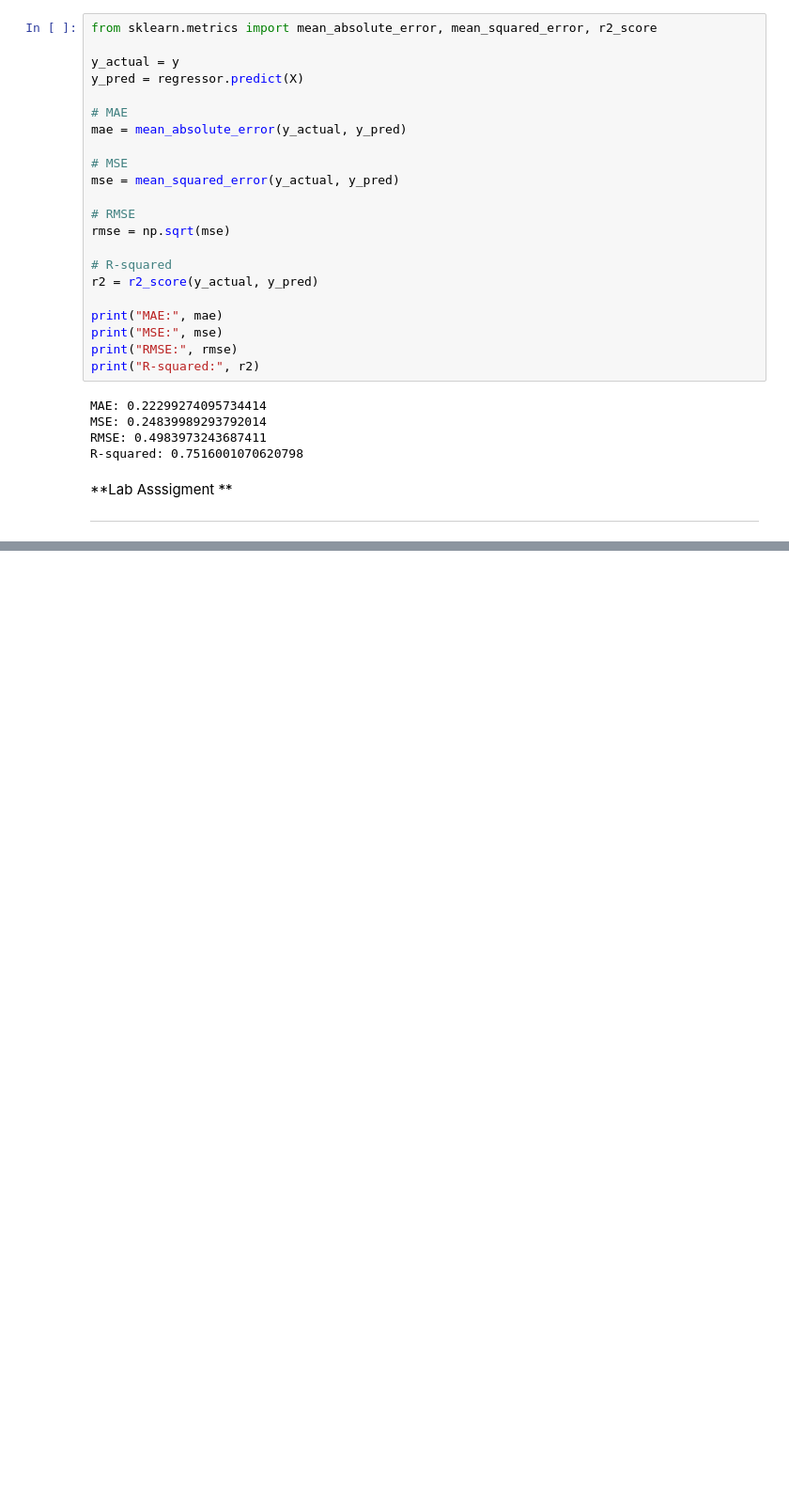
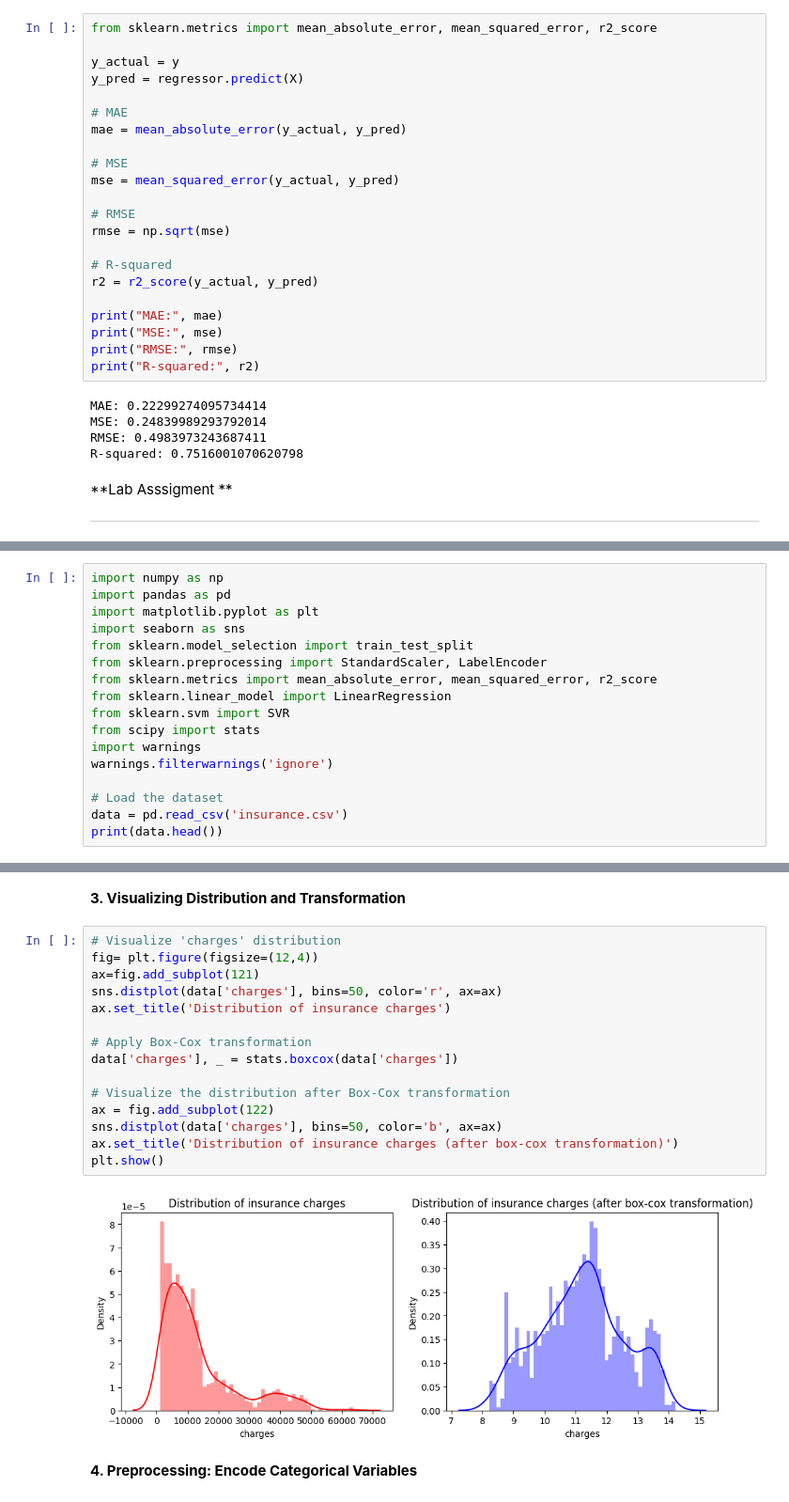
Before and after one commit to athriyagenferin/MachineLearning2024, a Jupyter notebook: Jobsheet_3.ipynb, the cells around one changed output, grey strips where cells are left out. Shown at 94% size. Drawn from its saved outputs; the diff is of its cells as text; blank space fills up the shorter version.

```diff
--- a/Jobsheet_3.ipynb
+++ b/Jobsheet_3.ipynb
@@ -272,0 +275,17 @@ R-squared: 0.7516001070620798
+# %%
+import numpy as np
+import pandas as pd
+import matplotlib.pyplot as plt
+import seaborn as sns
+from sklearn.model_selection import train_test_split
+from sklearn.preprocessing import StandardScaler, LabelEncoder
+from sklearn.metrics import mean_absolute_error, mean_squared_error, r2_score
+from sklearn.linear_model import LinearRegression
+from sklearn.svm import SVR
+from scipy import stats
+import warnings
+warnings.filterwarnings('ignore')
+
+# Load the dataset
+data = pd.read_csv('insurance.csv')
+print(data.head())
@@ -272,0 +326,21 @@ R-squared: 0.7516001070620798
+# %% [markdown]
+**3. Visualizing Distribution and Transformation**
+# %%
+# Visualize 'charges' distribution
+fig= plt.figure(figsize=(12,4))
+ax=fig.add_subplot(121)
+sns.distplot(data['charges'], bins=50, color='r', ax=ax)
+ax.set_title('Distribution of insurance charges')
+
+# Apply Box-Cox transformation
+data['charges'], _ = stats.boxcox(data['charges'])
+
+# Visualize the distribution after Box-Cox transformation
+ax = fig.add_subplot(122)
+sns.distplot(data['charges'], bins=50, color='b', ax=ax)
+ax.set_title('Distribution of insurance charges (after box-cox transformation)')
+plt.show()
+# %% [output]
+[figure, added]
+# %% [markdown]
+**4. Preprocessing: Encode Categorical Variables**
```
Also changed, not shown: parts of 17 cells of this notebook.
